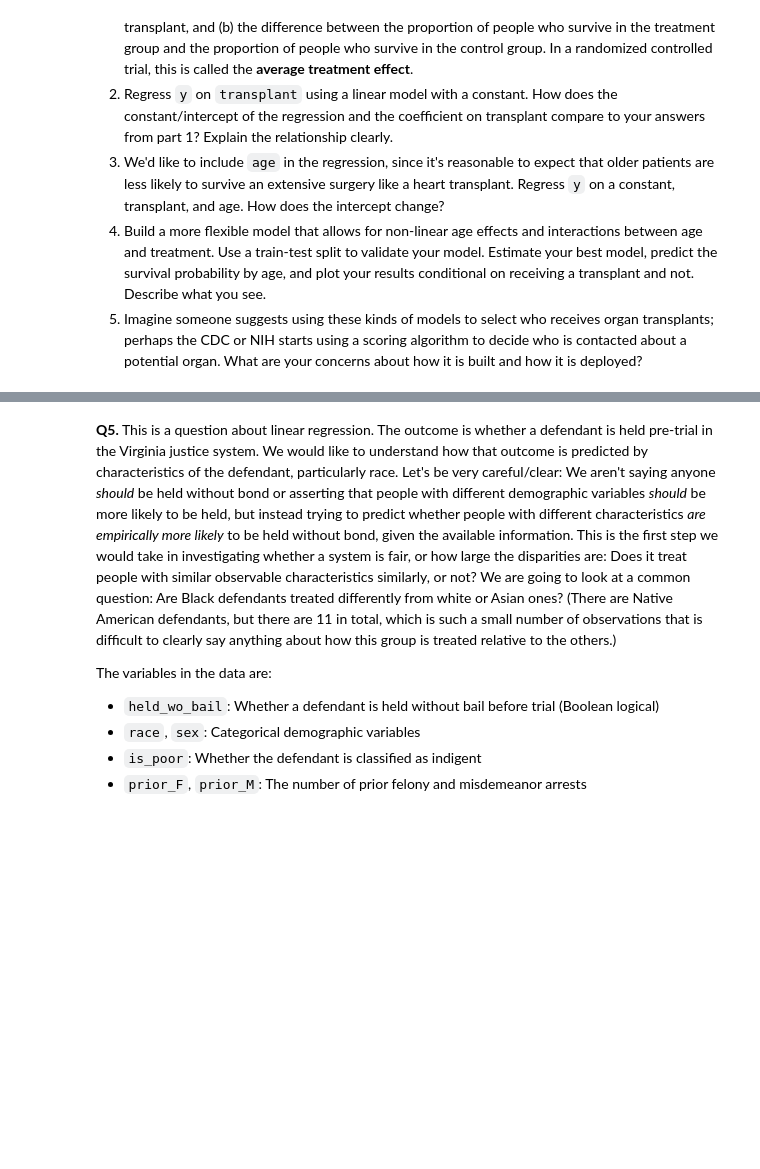
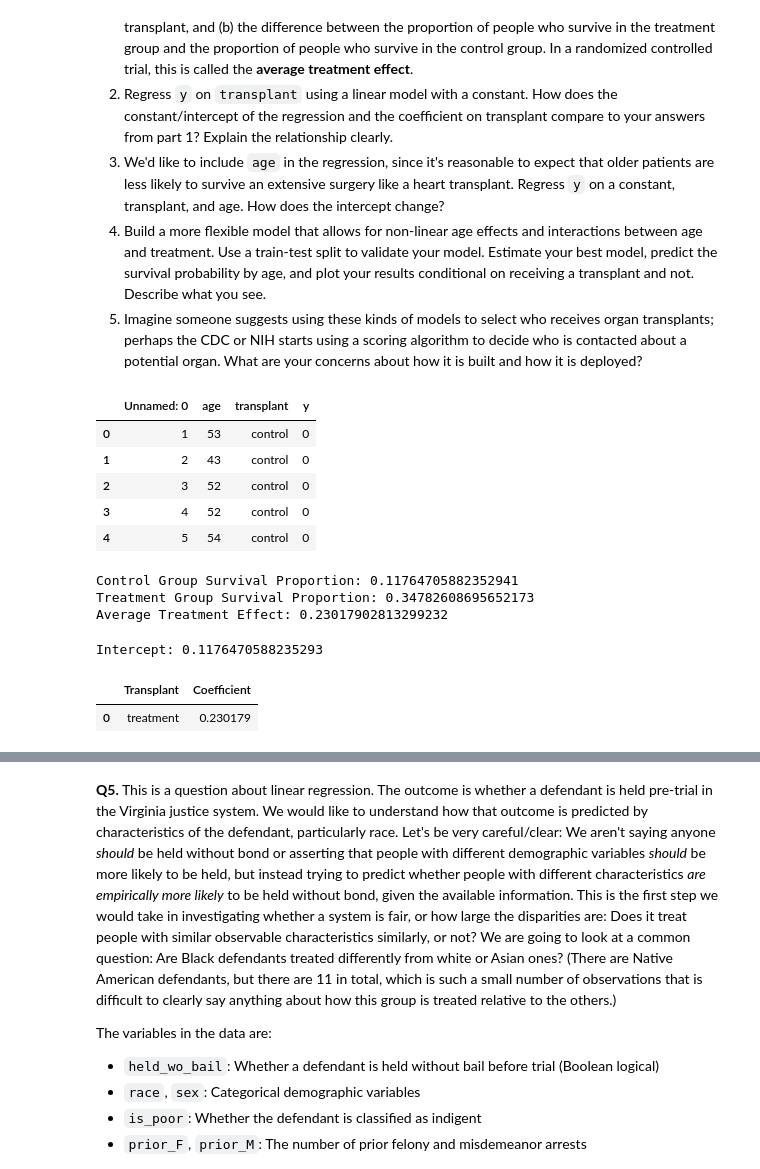
Before and after one commit to conorgibbons147/linearModels, a Jupyter notebook: assignment/assignment.ipynb, the cells around one changed output, grey strips where cells are left out. Drawn from its saved outputs; the diff is of its cells as text; code cells hidden in the pictures; blank space fills up the shorter version.

```diff
--- a/assignment/assignment.ipynb
+++ b/assignment/assignment.ipynb
@@ -82,3 +237,43 @@ Since a heart transplant is a dangerous operation and even people who successful
 3. We'd like to include `age` in the regression, since it's reasonable to expect that older patients are less likely to survive an extensive surgery like a heart transplant. Regress `y` on a constant, transplant, and age. How does the intercept change?
 4. Build a more flexible model that allows for non-linear age effects and interactions between age and treatment. Use a train-test split to validate your model. Estimate your best model, predict the survival probability by age, and plot your results conditional on receiving a transplant and not. Describe what you see.
 5. Imagine someone suggests using these kinds of models to select who receives organ transplants; perhaps the CDC or NIH starts using a scoring algorithm to decide who is contacted about a potential organ. What are your concerns about how it is built and how it is deployed?
+# %%
+data = pd.read_csv('linearModels/assignment/data/heart_hw.csv')
+df = pd.DataFrame(data)
+df.head()
+# %% [output]
+|  | Unnamed: 0 | age | transplant | y |
+| 0 | 1 | 53 | control | 0 |
+| 1 | 2 | 43 | control | 0 |
+| 2 | 3 | 52 | control | 0 |
+| 3 | 4 | 52 | control | 0 |
+| 4 | 5 | 54 | control | 0 |
+# %%
+# 1.
+control = df[df['transplant'] == 'control']['y'].mean()
+print('Control Group Survival Proportion:', control)
+
+treatment = df[df['transplant'] == 'treatment']['y'].mean()
+print('Treatment Group Survival Proportion:', treatment)
+
+print('Average Treatment Effect:', treatment-control)
+# %% [output]
+Control Group Survival Proportion: 0.11764705882352941
+Treatment Group Survival Proportion: 0.34782608695652173
+Average Treatment Effect: 0.23017902813299232
+# %%
+# 2.
+X = pd.get_dummies(df['transplant'], drop_first=True, dtype=int) # drop first dummy
+y = df['y']
+
+model = LinearRegression(fit_intercept=True) # include intercept
+model.fit(X, y)
+
+print("Intercept:", model.intercept_)
+pd.DataFrame({'Transplant': X.columns, 'Coefficient': model.coef_})
+
+# Our coefficient is the average treatment effect.
+# %% [output]
+Intercept: 0.1176470588235293
+|  | Transplant | Coefficient |
+| 0 | treatment | 0.230179 |
```
Also changed, not shown: parts of 12 cells of this notebook.
